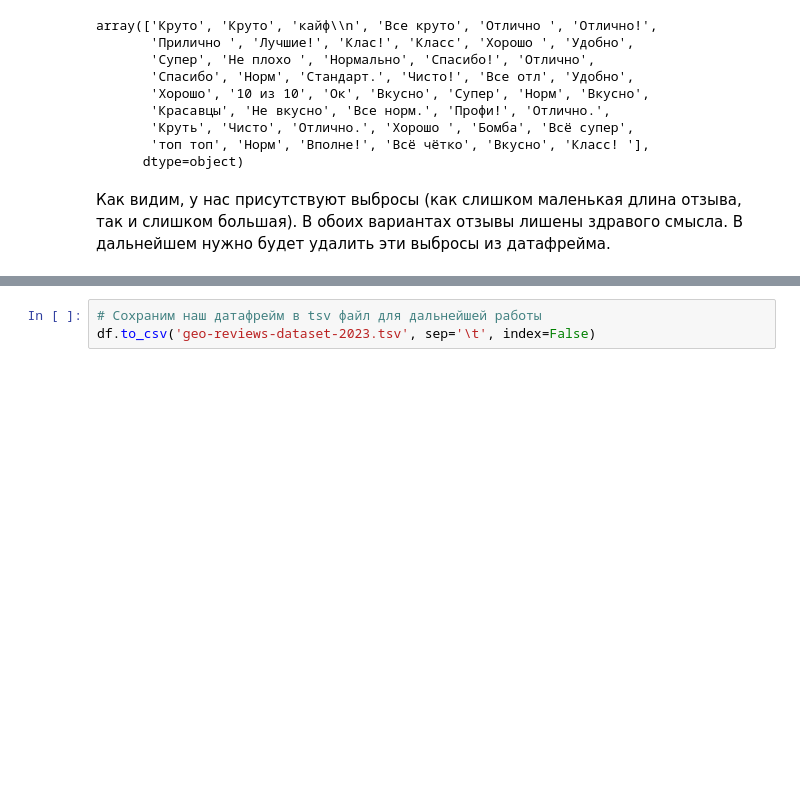
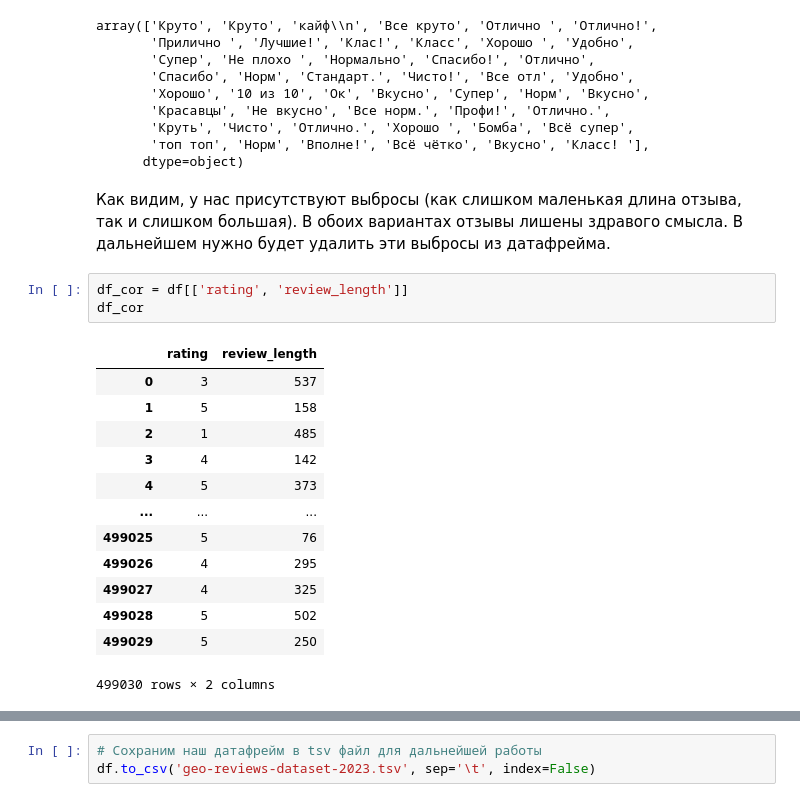
Before and after one commit to johnneon/geo-reviews-generator, a Jupyter notebook: geo-reviews-generation.ipynb, the cells around one changed output, grey strips where cells are left out. Saved outputs shown, nothing was run; the diff lists cells and outputs as text; blank space fills up the shorter version.

```diff
--- a/geo-reviews-generation.ipynb
+++ b/geo-reviews-generation.ipynb
@@ -156,3 +183,20 @@ array(['Круто', 'Круто', 'кайф\\n', 'Все круто', 'Отли
 Как видим, у нас присутствуют выбросы (как слишком маленькая длина отзыва, так и слишком большая).
 В обоих вариантах отзывы лишены здравого смысла.
 В дальнейшем нужно будет удалить эти выбросы из датафрейма.
+# %%
+df_cor = df[['rating', 'review_length']]
+df_cor
+# %% [output]
+|  | rating | review_length |
+| 0 | 3 | 537 |
+| 1 | 5 | 158 |
+| 2 | 1 | 485 |
+| 3 | 4 | 142 |
+| 4 | 5 | 373 |
+| ... | ... | ... |
+| 499025 | 5 | 76 |
+| 499026 | 4 | 295 |
+| 499027 | 4 | 325 |
+| 499028 | 5 | 502 |
+| 499029 | 5 | 250 |
+499030 rows × 2 columns
```
Also changed, not shown: parts of 30 cells of this notebook.
